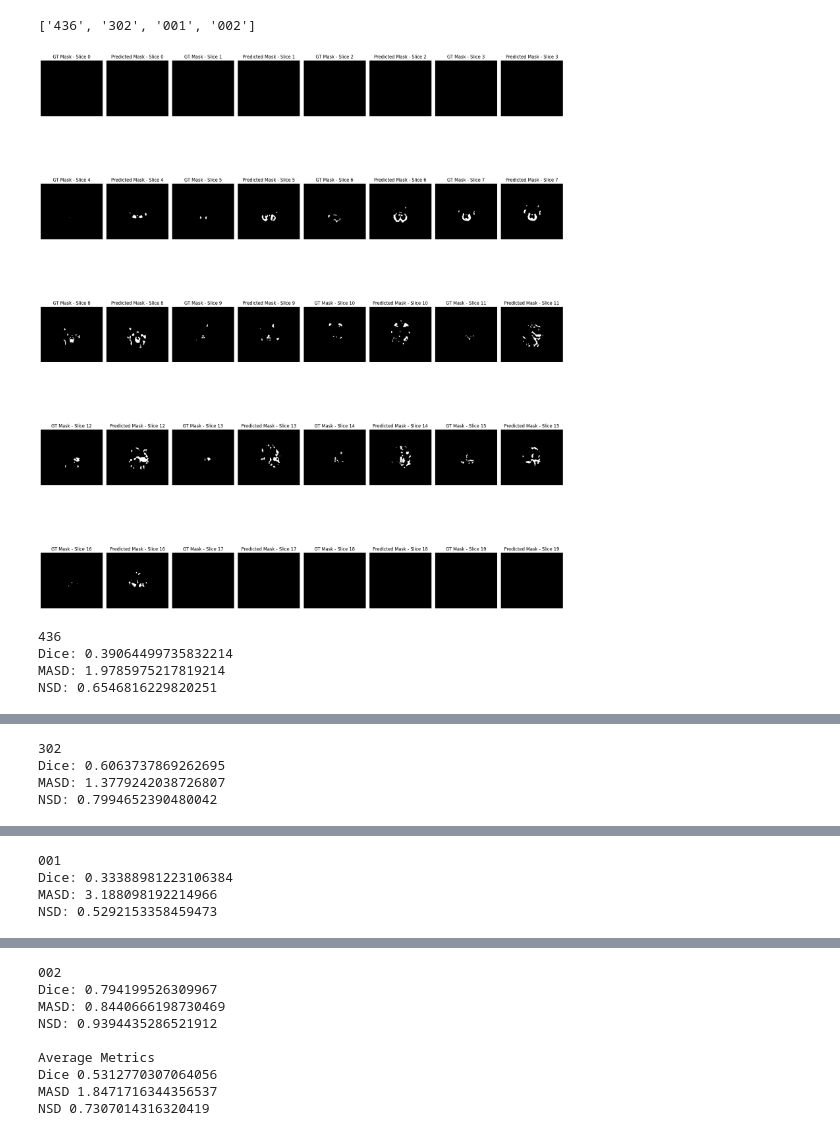
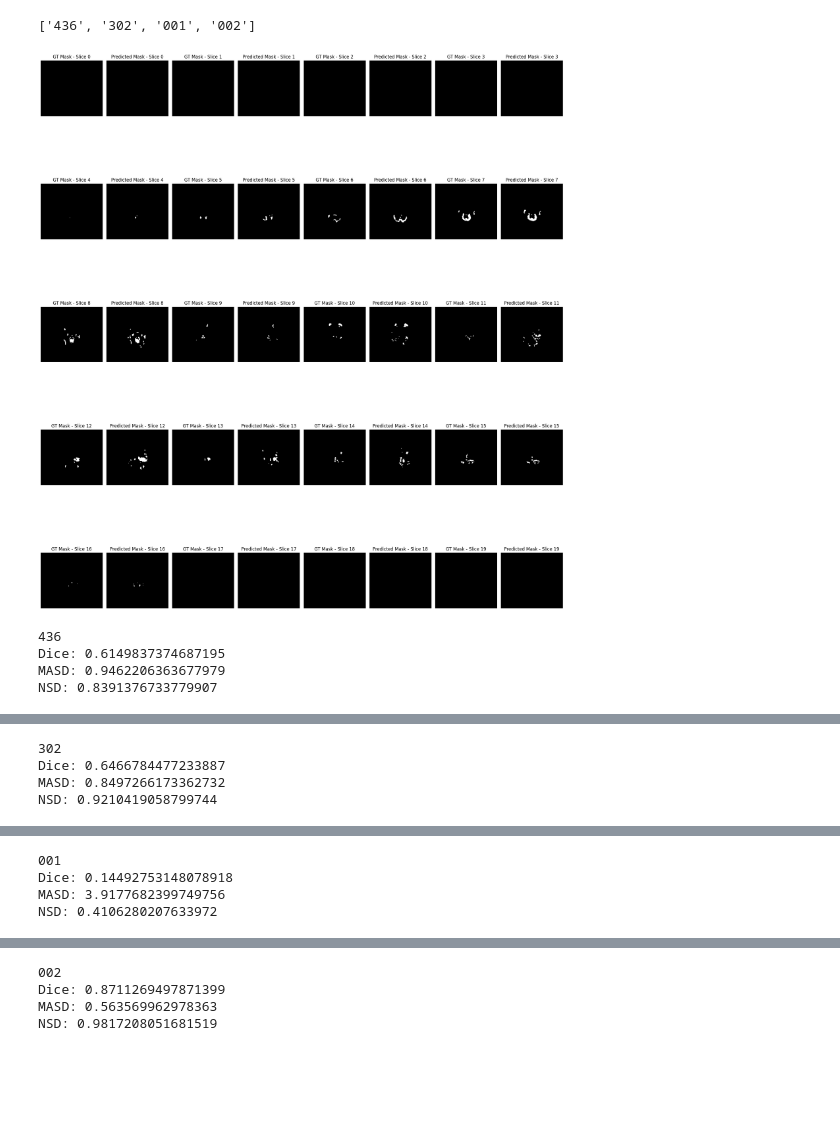
Before and after one commit to Neonatal-Brain-Lesion-Segmentation/CodeBase, a Jupyter notebook: codebase/3d_inference-show-img.ipynb, the cells around one changed output, grey strips where cells are left out. Drawn from its saved outputs; the diff is of its cells as text; code cells hidden in the pictures; blank space fills up the shorter version.

Commit message:
stacking runs work now!

```diff
--- a/codebase/3d_inference-show-img.ipynb
+++ b/codebase/3d_inference-show-img.ipynb
@@ -9,29 +9,29 @@ from transforms.preprocess import resample
 
 import pandas as pd
 import numpy as np
+# %%
+channels = 1
+# model_path = "/Users/amograo/Desktop/HIE-BONBID-24/2D_densenet161-DiceFocal-Stacked/models/model_epoch_45_densenet161.pth"
+model_path = "/Users/amograo/Desktop/HIE-BONBID-24/2D_efficientnet-b5-DiceFocal/models/model_epoch_124_efficientnet-b5.pth"
+ENCODER = "efficientnet-b5"
 # %%
-
 DEVICE = "cuda" if torch.cuda.is_available() else "mps" if torch.mps.is_available() else "cpu"
 print(DEVICE)
 # ENCODER = "se_resnext101_32x4d"
-# ENCODER = "efficientnet-b7"
-ENCODER = "inceptionv4"
 DATA_ROOT = "/Users/amograo/Desktop/DATASET"
 
 model = smp.Unet(
     encoder_name=ENCODER,
     encoder_weights=None,
-    in_channels=1,
+    in_channels=channels,
     classes=1,
     activation='sigmoid'
 )
 
 model.to(DEVICE)
 
-# checkpoint = torch.load("/Users/amograo/Desktop/HIE-BONBID-24/2D_efficientnet-b5-DiceFocal/models/model_epoch_114_efficientnet-b5.pth",map_location=torch.device(DEVICE))
-# checkpoint = torch.load("/Users/amograo/Desktop/HIE-BONBID-24/2D_efficientnet-b7-DiceFocal/models/model_epoch_38_efficientnet-b7.pth",map_location=torch.device(DEVICE))
-checkpoint = torch.load("/Users/amograo/Desktop/HIE-BONBID-24/2D_inceptionv4-DiceFocal/models/model_epoch_71_inceptionv4.pth",map_location=torch.device(DEVICE))
-# checkpoint = torch.load("/Users/amograo/Desktop/HIE-BONBID-24/2D_se_resnext101_32x4d-DiceFocal-2/models/model_epoch_97_se_resnext101_32x4d.pth",map_location=torch.device(DEVICE))
+# checkpoint = torch.load("/Users/amograo/Desktop/HIE-BONBID-24/2D_densenet161-DiceFocal-Stacked/models/model_epoch_57_densenet161.pth",map_location=torch.device(DEVICE))
+checkpoint = torch.load(model_path,map_location=torch.device(DEVICE))
 model.load_state_dict(checkpoint['model_state_dict'])
 
 
@@ -136,49 +112,54 @@ def crop_to_original(data: np.ndarray, original_size: tuple = (144, 160)) -> np.
 # %%
+
 dice_l = []
 masd_l = []
 nsd_l = []
+image_paths = [f'{DATA_ROOT}/BONBID2024_Val/Z_ADC'] if channels==1 else  [f'{DATA_ROOT}/BONBID2024_Val/ADC', f'{DATA_ROOT}/BONBID2024_Val/Z_ADC']
 for uid in uids:
-    image_set = reassemble_to_3d(f'{DATA_ROOT}/BONBID2024_Val/Z_ADC', uid)
+    image_set = [reassemble_to_3d(path, uid) for path in image_paths]
+    # image_set = reassemble_to_3d(f'{DATA_ROOT}/BONBID2024_Val/Z_ADC', uid)
 
-    for i in range(image_set.shape[0]):
-        image = np.expand_dims(resample(np.stack([image_set[i]])),axis=0)
+    for i in range(image_set[0].shape[0]):
+        image = np.expand_dims(transform_2d(np.stack([image_set[j][i] for j in range(len(image_set))]),['Z_ADC'] if channels==1 else ['ADC','Z_ADC']),axis=0)
+        # image = np.expand_dims(resample(np.stack([image_set[i]])),axis=0)
 
         image = torch.tensor(image).to(DEVICE)
 
         output = model(image)
         pred = (output >= 0.5).float()
 
+        # print(image_set[0].shape)
+        # print(list(image_set[0].shape))
+        shape = image_set[0].shape
+        shape = (1,shape[1],shape[2])
+        # print(shape)
 
-        preds_3d[uid].append(crop_to_original(pred.cpu().detach().numpy()[0],original_size=tuple(image_set.shape[1:]))[0])
+        preds_3d[uid].append(padding(pred.cpu().detach().numpy()[0],target_size=tuple(shape))[0])
+
 
         # print(pred.shape)
         # print(np.array(preds_3d[uid]).shape)
-        if len(preds_3d[uid]) == image_set.shape[0]:
+        if len(preds_3d[uid]) == image_set[0].shape[0]:
             preds_3d[uid] = np.stack(preds_3d[uid])
             dice = monai.metrics.DiceMetric(include_background=True,ignore_empty=False)
             masd = monai.metrics.SurfaceDistanceMetric(include_background=False, symmetric = True)
             nsd = monai.metrics.SurfaceDiceMetric(include_background=False, distance_metric="euclidean", class_thresholds=[2])
             show_all_slices_in_grid(masks_3d[uid],preds_3d[uid])
             preds_mask = torch.tensor(preds_3d[uid]).unsqueeze(0).unsqueeze(0)
             true_mask = torch.tensor(masks_3d[uid]).unsqueeze(0).unsqueeze(0)
             print(uid)
             dice_val = dice(preds_mask,true_mask).item()
             masd_val = masd(preds_mask,true_mask).item()
             nsd_val = nsd(preds_mask,true_mask).item()
             dice_l.append(dice_val)
             masd_l.append(masd_val)
             nsd_l.append(nsd_val)
             print("Dice:",dice_val)
             print("MASD:",masd_val)
             print("NSD:",nsd_val)
-print()
-print("Average Metrics")
-print("Dice",np.mean(dice_l))
-print("MASD",np.mean(masd_l))
-print("NSD",np.mean(nsd_l))
 # %% [output]
-[figure, old version]
+[figure, new version]
 436
-Dice: 0.39064499735832214
-MASD: 1.9785975217819214
-NSD: 0.6546816229820251
+Dice: 0.6149837374687195
+MASD: 0.9462206363677979
+NSD: 0.8391376733779907
@@ -186,4 +167,4 @@ NSD: 0.6546816229820251
 302
-Dice: 0.6063737869262695
-MASD: 1.3779242038726807
-NSD: 0.7994652390480042
+Dice: 0.6466784477233887
+MASD: 0.8497266173362732
+NSD: 0.9210419058799744
@@ -191,4 +172,4 @@ NSD: 0.7994652390480042
 001
-Dice: 0.33388981223106384
-MASD: 3.188098192214966
-NSD: 0.5292153358459473
+Dice: 0.14492753148078918
+MASD: 3.9177682399749756
+NSD: 0.4106280207633972
@@ -196,9 +177,4 @@ NSD: 0.5292153358459473
 002
-Dice: 0.794199526309967
-MASD: 0.8440666198730469
-NSD: 0.9394435286521912
-
-Average Metrics
-Dice 0.5312770307064056
-MASD 1.8471716344356537
-NSD 0.7307014316320419
+Dice: 0.8711269497871399
+MASD: 0.563569962978363
+NSD: 0.9817208051681519
```
Also changed, not shown: parts of 4 cells of this notebook, 11 other files.
